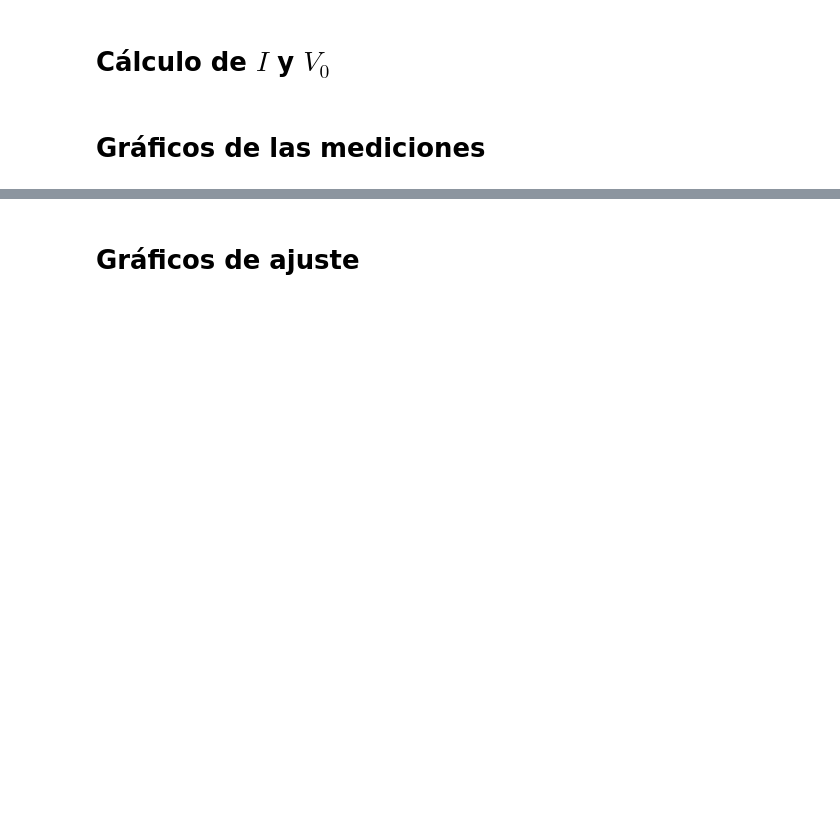
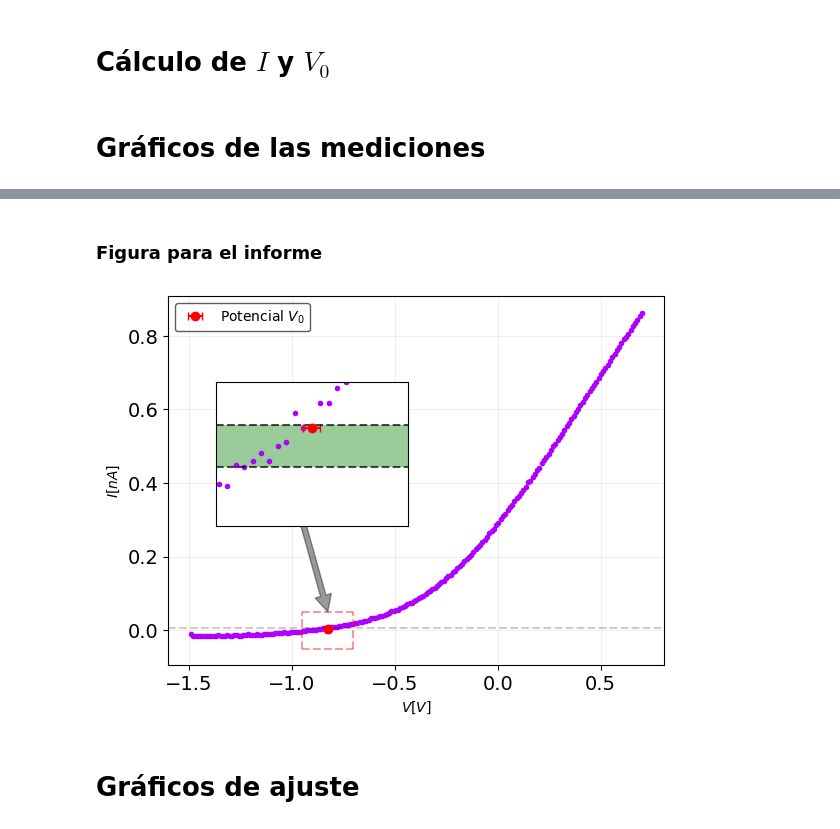
Before and after one commit to BernardoPironio/Efecto-fotoelectrico, a Jupyter notebook: analisis.ipynb, the cells around one changed output, grey strips where cells are left out. Saved outputs shown, nothing was run; the diff lists cells and outputs as text; code cells hidden in the pictures; blank space fills up the shorter version.

```diff
--- a/analisis.ipynb
+++ b/analisis.ipynb
@@ -116,3 +124,62 @@ for k in range(len(X)):
+# %% [markdown]
+### Figura para el informe
+# %%
+#-------Tomo dato N de las mediciones---------
+k = 0
+
+#----Gráficos----
+
+#---------------
+# Figura main
+#---------------
+fig, main_ax = plt.subplots()
+
+main_ax.plot(V[k][1:], -X[k][1:] * 1e9, '.', color = "#ae00ff") # --> eliminé el primer punto
+
+main_ax.errorbar(V0[k], Xc0[k] * 1e9, fmt = 'o', xerr = err_V0[k], capsize = 3,
+                linestyle = 'None', color = 'red', label = r'Potencial $V_0$') #-->Puntos de corriente nula
+
+main_ax.axhline(ep0 * 1e9, linestyle = '--', color = 'black', alpha = 0.2)
+
+main_ax.set(xlabel = r'$V \left[V\right]$', ylabel = r'$I \left[nA\right]$')
+main_ax.grid(alpha = 0.2), main_ax.legend(loc = 'upper left', edgecolor = "#36363600")
+
+
+#---------------
+# Caja del zoom
+#---------------
+main_ax.plot([-.7]*2, [-.05, .05], color = 'red', linestyle = '--', alpha = .4) # --> Barra derecha
+main_ax.plot([-.95]*2, [-.05, .05], color = 'red', linestyle = '--', alpha = .4) # --> Barra izquierda
+main_ax.plot([-.95, -.7], [-.05]*2, color = 'red', linestyle = '--', alpha = .4) # --> Barra abajo
+main_ax.plot([-.95, -.7], [.05]*2, color = 'red', linestyle = '--', alpha = .4) # --> Barra arriba
+
+#---------
+# Flecha
+#---------
+main_ax.annotate('', xy = (np.mean([-.95, -.7]), .05), xytext = (-1, .4),
+                 arrowprops = dict(facecolor = 'black', alpha = 0.4))
+
+#-------------
+# Figura zoom
+#-------------
+zoom_ax = fig.add_axes([.2, .4, .3, .3], facecolor = 'white')
+
+zoom_ax.plot(V[k][1:], -X[k][1:], '.', color = "#ae00ff")
+zoom_ax.errorbar(V0[k], Xc0[k], fmt = 'o', xerr = err_V0[k], capsize = 3,
+                linestyle = 'None', color = 'red', label = r'$V_0$')
+
+zoom_ax.axhline(ep0, linestyle = '--', color = 'black', alpha = 0.7)
+zoom_ax.axhline(0, linestyle = '--', color = 'black', alpha = 0.7)
+
+zoom_ax.set(xticks = [], yticks = [],
+            ylim = (-.7e-11, 1e-11), xlim = (-.95, -.7))
+
+zoom_ax.fill_between(np.arange(-1, -.4, 0.01), 0, ep0, facecolor = 'green', alpha = 0.4)
+
+plt.savefig(dir_drive + 'Figuras_informe/420nm_medicion.pdf', bbox_inches = 'tight')
+plt.show()
+# %% [output]
+[figure, added]
 # %% [markdown]
 # Gráficos de ajuste
 # %% [markdown]
```
Also changed, not shown: parts of 10 cells of this notebook, 1 other file.
